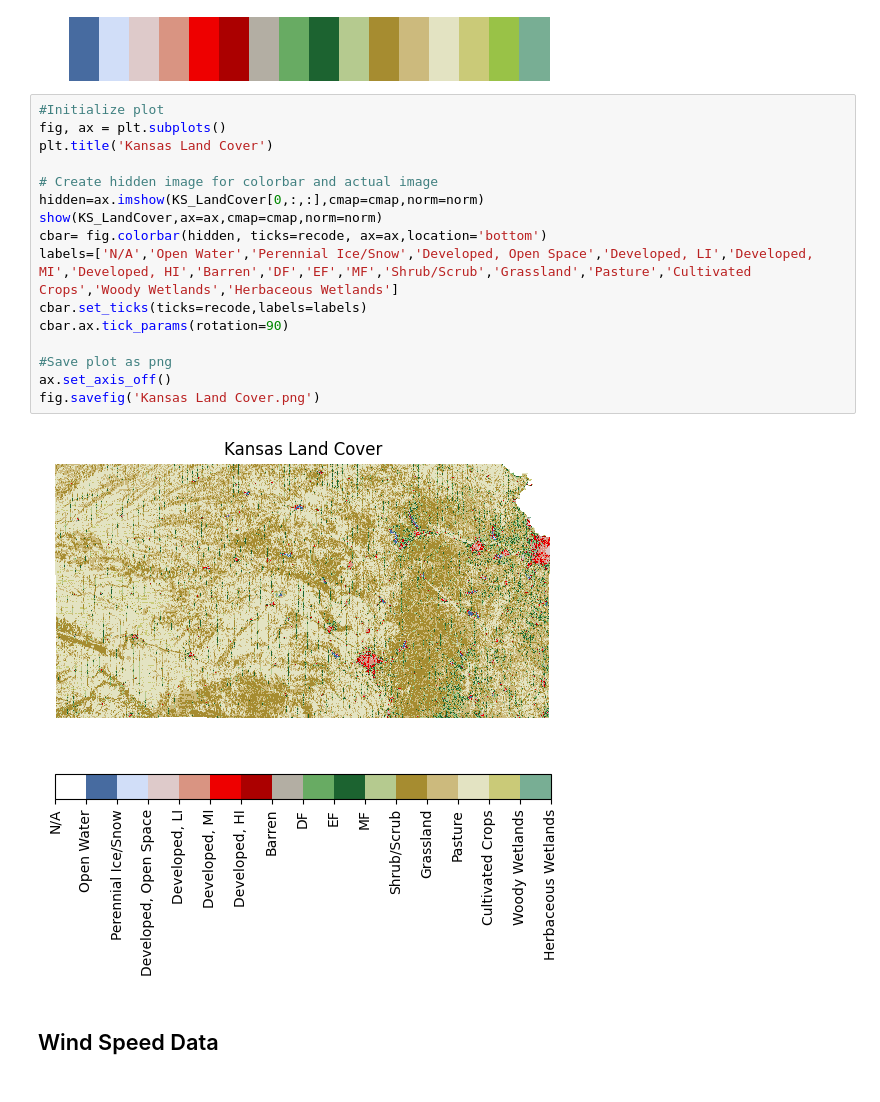
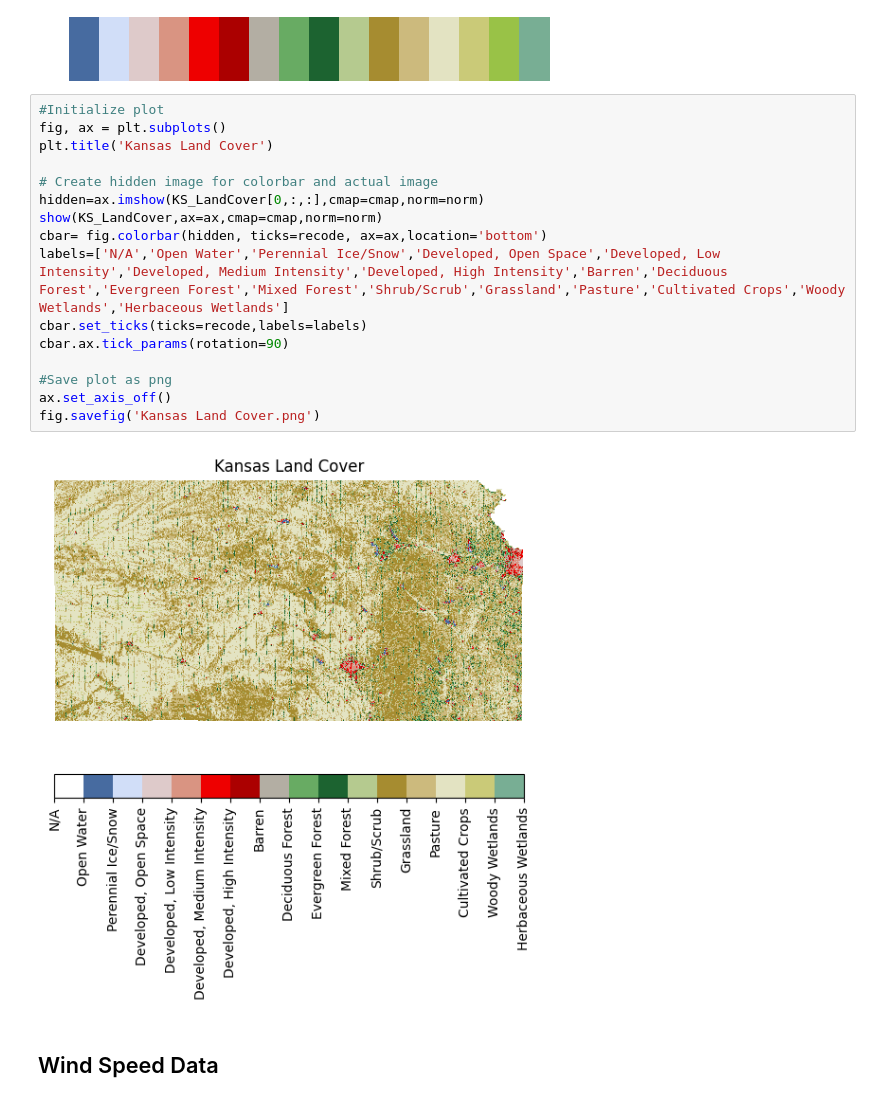
Before and after one commit to chad-fisher/KansasWind, a Jupyter notebook: KansasWindfarms.ipynb, the cells around one changed output. Saved outputs shown, nothing was run; the diff lists cells and outputs as text.

```diff
--- a/KansasWindfarms.ipynb
+++ b/KansasWindfarms.ipynb
@@ -216,21 +234,21 @@ cmap
 # %%
 #Initialize plot
 fig, ax = plt.subplots()
 plt.title('Kansas Land Cover')
 
 # Create hidden image for colorbar and actual image
 hidden=ax.imshow(KS_LandCover[0,:,:],cmap=cmap,norm=norm)
 show(KS_LandCover,ax=ax,cmap=cmap,norm=norm)
 cbar= fig.colorbar(hidden, ticks=recode, ax=ax,location='bottom')
-labels=['N/A','Open Water','Perennial Ice/Snow','Developed, Open Space','Developed, LI','Developed, MI','Developed, HI','Barren','DF','EF','MF','Shrub/Scrub','Grassland','Pasture','Cultivated Crops','Woody Wetlands','Herbaceous Wetlands']
+labels=['N/A','Open Water','Perennial Ice/Snow','Developed, Open Space','Developed, Low Intensity','Developed, Medium Intensity','Developed, High Intensity','Barren','Deciduous Forest','Evergreen Forest','Mixed Forest','Shrub/Scrub','Grassland','Pasture','Cultivated Crops','Woody Wetlands','Herbaceous Wetlands']
 cbar.set_ticks(ticks=recode,labels=labels)
 cbar.ax.tick_params(rotation=90)
 
 #Save plot as png
 ax.set_axis_off()
 fig.savefig('Kansas Land Cover.png')
 # %% [output]
-[figure, old version]
+[figure, new version]
 # %% [markdown]
 ## Wind Speed Data
 # %%
```
Also changed, not shown: parts of 32 cells of this notebook.
